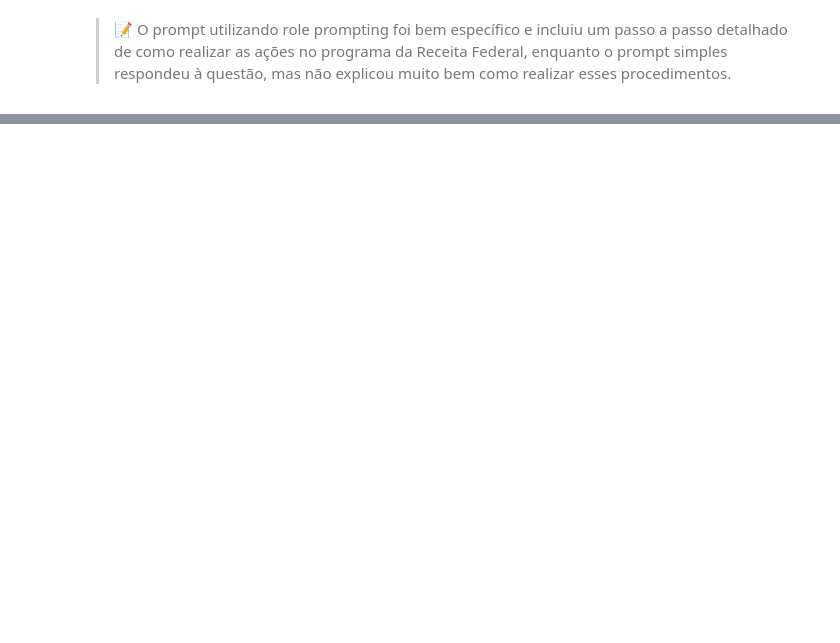
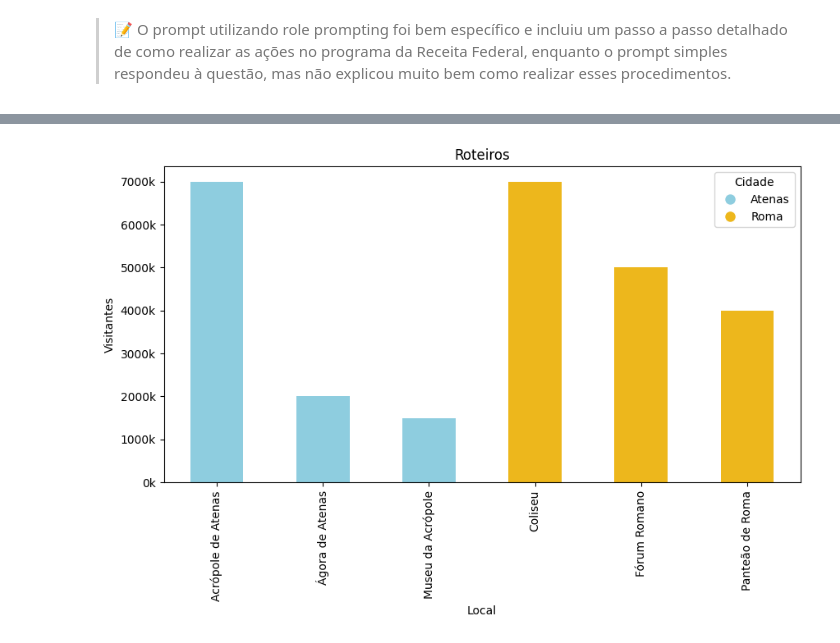
Before and after one commit to RafaelOlivra/infnet-tp2-engenharia-de-prompts, a Jupyter notebook: notebooks/tp2.ipynb, the cells around one changed output, grey strips where cells are left out. Drawn from its saved outputs; the diff is of its cells as text; code cells hidden in the pictures; blank space fills up the shorter version.

```diff
--- a/notebooks/tp2.ipynb
+++ b/notebooks/tp2.ipynb
@@ -539,0 +622,11 @@ Como devo informar os pagamentos de plano de saúde no meu imposto de renda?
+# %%
+import yaml
+
+# Carrega o arquivo yaml
+with open("../data/roteiro-exec-12.yaml", encoding="utf8") as stream:
+    try:
+        config = yaml.safe_load(stream)
+    except yaml.YAMLError as e:
+        print(e)
+
+config
@@ -539,0 +653,9 @@ Como devo informar os pagamentos de plano de saúde no meu imposto de renda?
+# %%
+# Merge dos roteiros
+roteiros = []
+for roteiro in roteiros_json:
+    roteiros.extend(roteiro)
+
+# Cria o DataFrame
+roteiros_df = pd.DataFrame(roteiros)
+roteiros_df
@@ -539,0 +670,36 @@ Como devo informar os pagamentos de plano de saúde no meu imposto de renda?
+# %%
+import matplotlib.pyplot as plt
+from matplotlib.ticker import FuncFormatter
+
+# Adiciona uma coluna de cores baseada na cidade
+color_mapping = {"Atenas": "#8ECDDF", "Roma": "#EDB71C"}
+roteiros_df["cor"] = roteiros_df["cidade"].map(color_mapping)
+
+# Plota o gráfico
+ax = roteiros_df.plot(
+    kind="bar",
+    x="local",
+    y="visitantes",
+    color=roteiros_df["cor"],
+    legend=False,
+    title="Roteiros",
+    figsize=(10, 5),
+)
+
+# Cria o indicador de cidade
+handles = [
+    plt.Line2D([0], [0], marker="o", color="w", markerfacecolor=color, markersize=10)
+    for color in color_mapping.values()
+]
+labels = color_mapping.keys()
+ax.legend(handles, labels, title="Cidade")
+
+# Formate os visitantes em milhares
+ax.yaxis.set_major_formatter(FuncFormatter(lambda x, _: f"{int(x / 1000)}k"))
+
+# Adiciona as legendas
+plt.xlabel("Local")
+plt.ylabel("Visitantes")
+plt.show()
+# %% [output]
+[figure, added]
```
Also changed, not shown: parts of 12 cells of this notebook, 5 other files.
